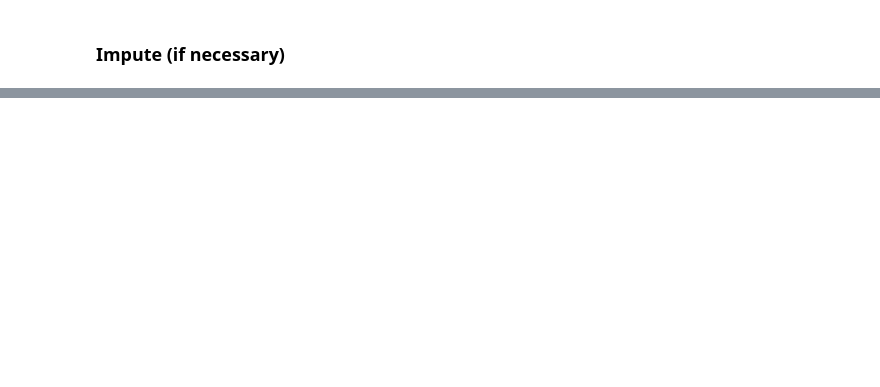
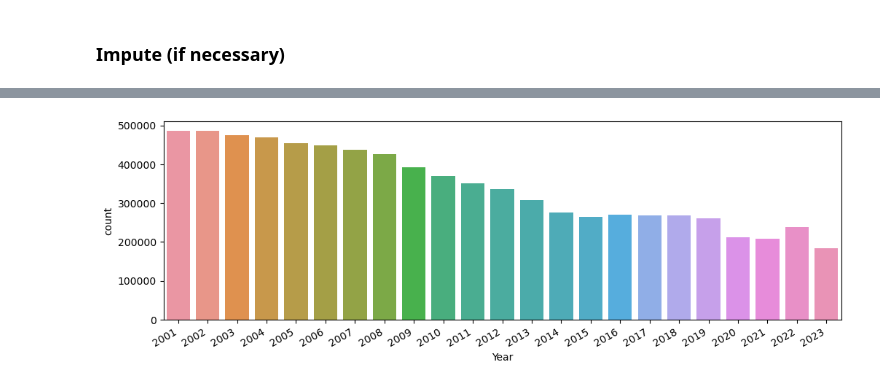
Before and after one commit to krisbarbier/Project-4, a Jupyter notebook: Project 4, Part 1.ipynb, the cells around one changed output, grey strips where cells are left out. Saved outputs shown, nothing was run; the diff lists cells and outputs as text; code cells hidden in the pictures; blank space fills up the shorter version.

```diff
--- a/Project 4, Part 1.ipynb
+++ b/Project 4, Part 1.ipynb
@@ -136,11 +183,11 @@ Name: Date, dtype: object
 # %% [markdown]
 - Need to use format: %m/%d/%Y %I:%M:%S %p
 # %%
-# #Set format
-# fmt = "%m/%d/%Y %I:%M:%S %p"
+#Set format
+fmt = "%m/%d/%Y %I:%M:%S %p"
 # %%
 #Convert date to datetime data type
-df['Date'] = pd.to_datetime(df['Date'])
+df['Date'] = pd.to_datetime(df['Date'], format = fmt)
 #Verify the change
 df.info()
 # %% [output]
@@ -195,0 +250,5 @@ DatetimeIndex(['2001-01-01 13:00:00', '2001-01-01 01:00:00',
+# %%
+#Drop columns not pertaining to questions
+df_ts = df_ts.drop(columns = ['ID', 'Location Description', 'Ward',
+                              'Latitude', 'Longitude'])
+df_ts.head()
@@ -195,0 +263,6 @@ DatetimeIndex(['2001-01-01 13:00:00', '2001-01-01 01:00:00',
+# %%
+#Feature engineering year and month columns
+df_ts['Year'] = df_ts.index.year
+df_ts['Month'] = df_ts.index.month
+df_ts['Month Name'] = df_ts.index.month_name()
+df_ts.head()
@@ -222,0 +383,7 @@ Freq: D, Length: 8296, dtype: int64
+# %%
+#Plot years
+ax = sns.countplot(data=df_ts, x='Year')
+fig = ax.get_figure()
+fig.autofmt_xdate();
+# %% [output]
+[figure, added]
```
Also changed, not shown: parts of 33 cells of this notebook.
